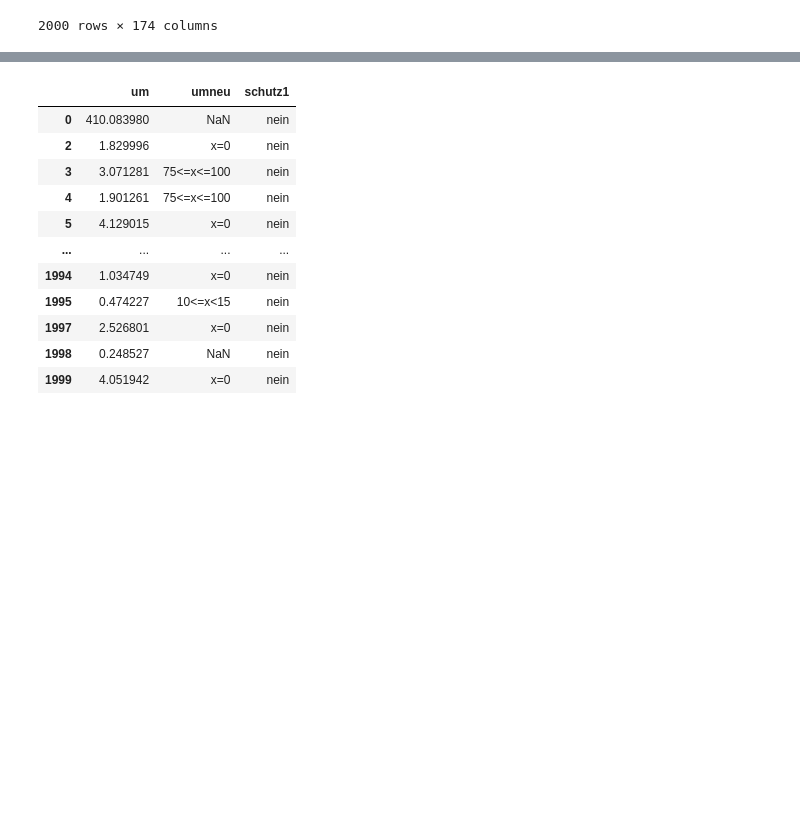
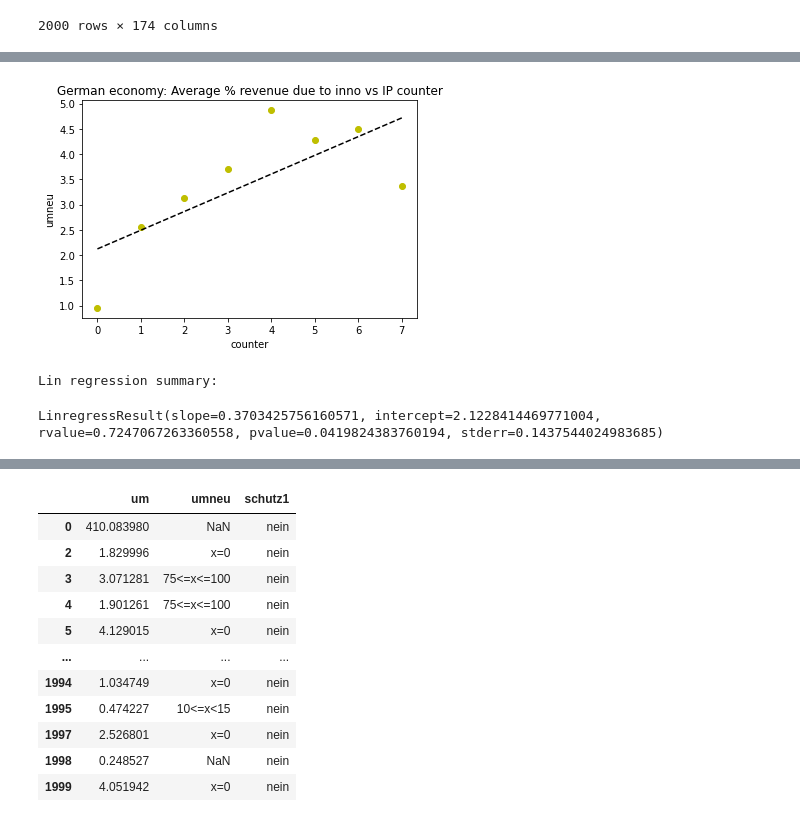
Before and after one commit to limarizon/Economics-and-Innovation-of-IP-Practica, a Jupyter notebook: script.ipynb, the cells around one changed output, grey strips where cells are left out. Saved outputs shown, nothing was run; the diff lists cells and outputs as text; code cells hidden in the pictures; blank space fills up the shorter version.

```diff
--- a/script.ipynb
+++ b/script.ipynb
@@ -94,0 +133,16 @@ plt.show()
+# %%
+generalData = linregresdata.groupby('counter', as_index=False)['umneu'].mean()
+generalData.plot(kind= 'scatter', x='counter', y='umneu', color='red')
+x=generalData['counter']
+y=generalData['umneu']
+coef = np.polyfit(x, y, 1)
+polynomialFn = np.poly1d(coef)
+plt.title('German economy: Average % revenue due to inno vs IP counter')
+pl.plot(x, y, 'yo', x, polynomialFn(x), '--k')
+pl.show()
+print("Lin regression summary: ")
+linregress(x, y)
+# %% [output]
+[figure, added]
+Lin regression summary:
+LinregressResult(slope=0.3703425756160571, intercept=2.1228414469771004, rvalue=0.7247067263360558, pvalue=0.0419824383760194, stderr=0.1437544024983685)
```
Also changed, not shown: parts of 5 cells of this notebook.
